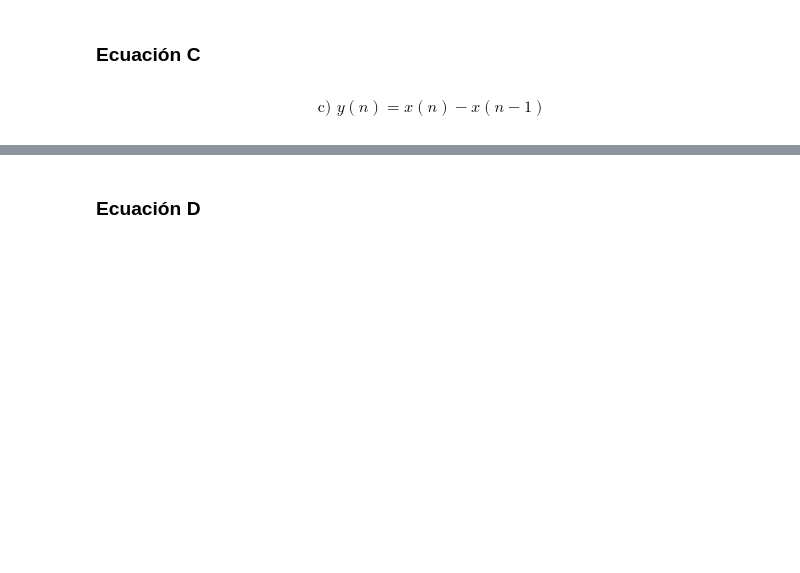
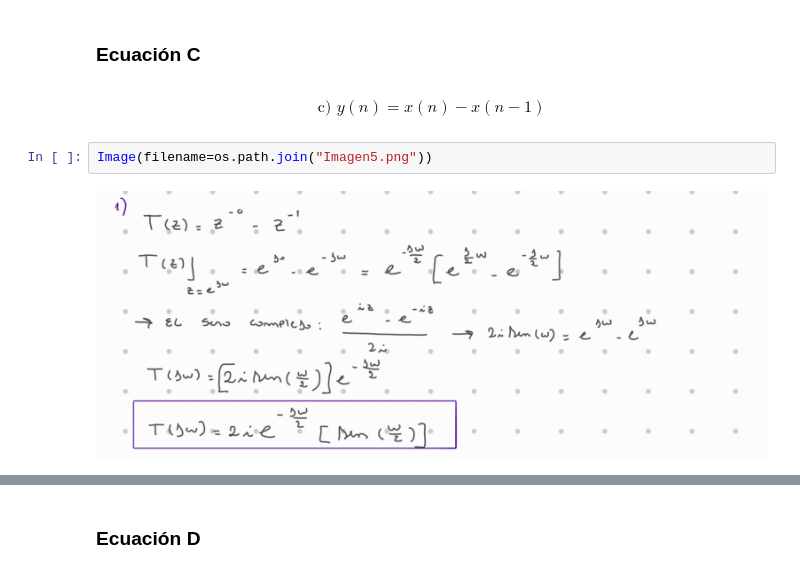
Before and after one commit to angiefantauzzofabio/APS, a Jupyter notebook: TS7/TS7.ipynb, the cells around one changed output, grey strips where cells are left out. Drawn from its saved outputs; the diff is of its cells as text; blank space fills up the shorter version.

```diff
--- a/TS7/TS7.ipynb
+++ b/TS7/TS7.ipynb
@@ -151,3 +151,7 @@ plt.show()
 $$
 \text{c) } y(n)=x(n)-x(n-1)
 $$
+# %%
+Image(filename=os.path.join("Imagen5.png"))
+# %% [output]
+[figure, added]
```
Also changed, not shown: parts of 6 cells of this notebook, 12 other files.
